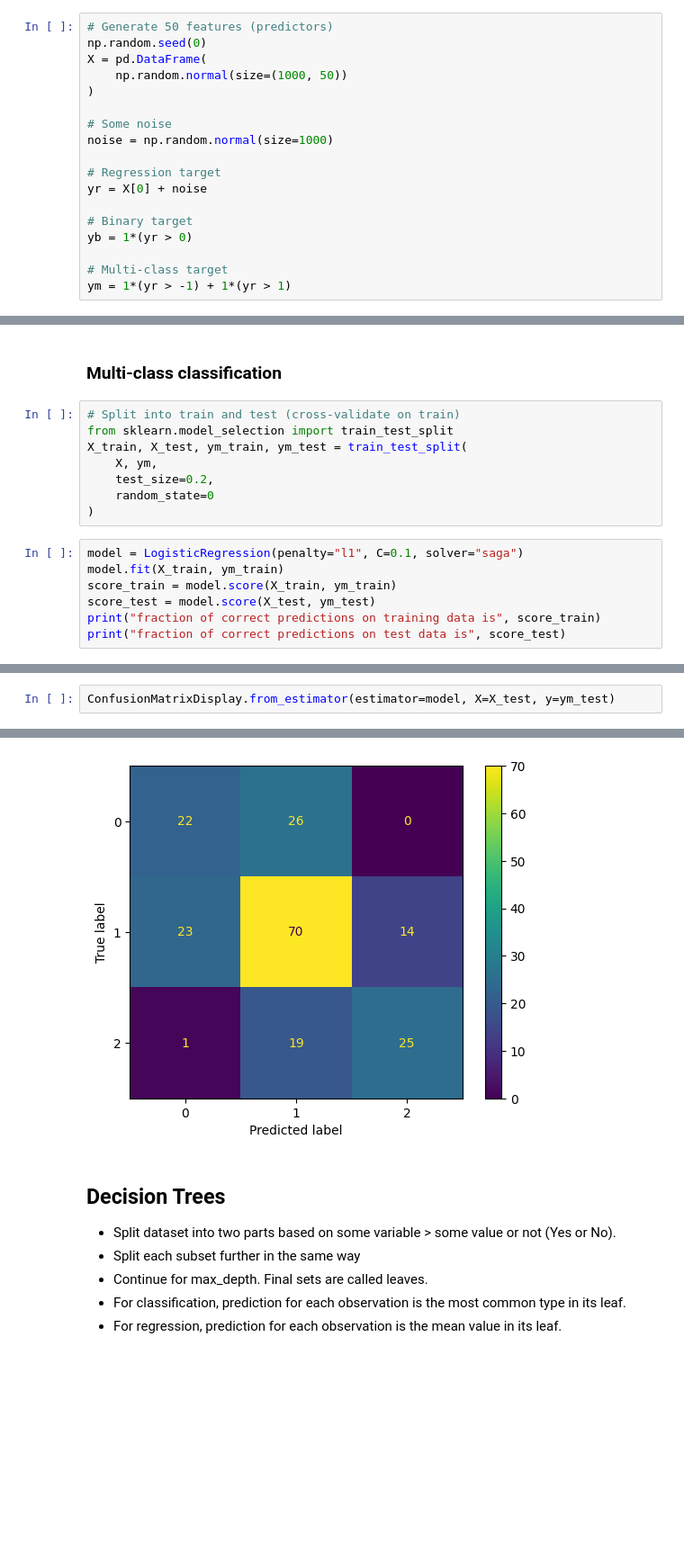
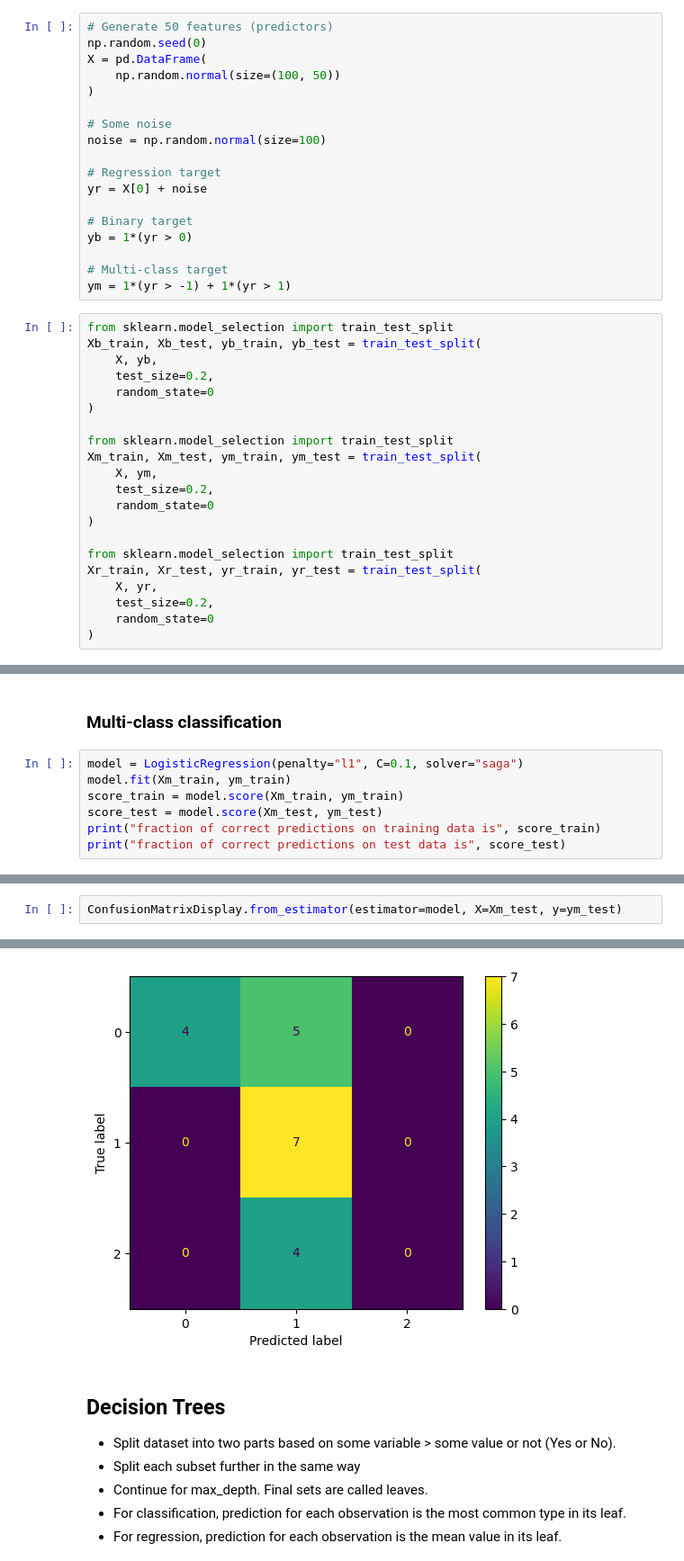
Before and after one commit to kerryback/BUSI-520-notebooks, a Jupyter notebook: 13-ML2.ipynb, the cells around one changed output, grey strips where cells are left out. Shown: that part at 90% size. Cells and saved outputs as stored; diff of their text form; blank space fills up the shorter version.

```diff
--- a/13-ML2.ipynb
+++ b/13-ML2.ipynb
@@ -13,11 +13,11 @@ import matplotlib.pyplot as plt
 # Generate 50 features (predictors)
 np.random.seed(0)
 X = pd.DataFrame(
-    np.random.normal(size=(1000, 50))
+    np.random.normal(size=(100, 50))
 )
 
 # Some noise
-noise = np.random.normal(size=1000)
+noise = np.random.normal(size=100)
 
 # Regression target
 yr = X[0] + noise
@@ -27,6 +27,27 @@ yb = 1*(yr > 0)
 
 # Multi-class target
 ym = 1*(yr > -1) + 1*(yr > 1)
+# %%
+from sklearn.model_selection import train_test_split
+Xb_train, Xb_test, yb_train, yb_test = train_test_split(
+    X, yb,
+    test_size=0.2,
+    random_state=0
+)
+
+from sklearn.model_selection import train_test_split
+Xm_train, Xm_test, ym_train, ym_test = train_test_split(
+    X, ym,
+    test_size=0.2,
+    random_state=0
+)
+
+from sklearn.model_selection import train_test_split
+Xr_train, Xr_test, yr_train, yr_test = train_test_split(
+    X, yr,
+    test_size=0.2,
+    random_state=0
+)
 # %% [markdown]
 ## Logit
 
@@ -182,18 +175,10 @@ plt.show()
 # %% [markdown]
 ### Multi-class classification
-# %%
-# Split into train and test (cross-validate on train)
-from sklearn.model_selection import train_test_split
-X_train, X_test, ym_train, ym_test = train_test_split(
-    X, ym,
-    test_size=0.2,
-    random_state=0
-)
 # %%
 model = LogisticRegression(penalty="l1", C=0.1, solver="saga")
-model.fit(X_train, ym_train)
-score_train = model.score(X_train, ym_train)
-score_test = model.score(X_test, ym_test)
+model.fit(Xm_train, ym_train)
+score_train = model.score(Xm_train, ym_train)
+score_test = model.score(Xm_test, ym_test)
 print("fraction of correct predictions on training data is", score_train)
 print("fraction of correct predictions on test data is", score_test)
 # %% [output]
@@ -202,8 +187,8 @@ fraction of correct predictions on test data is 0.585
 # %%
-ConfusionMatrixDisplay.from_estimator(estimator=model, X=X_test, y=ym_test)
+ConfusionMatrixDisplay.from_estimator(estimator=model, X=Xm_test, y=ym_test)
 # %% [output]
 <sklearn.metrics._plot.confusion_matrix.ConfusionMatrixDisplay at 0x...>
-[figure, old version]
+[figure, new version]
 # %% [markdown]
 ## Decision Trees
 
```
Also changed, not shown: parts of 18 cells of this notebook.
